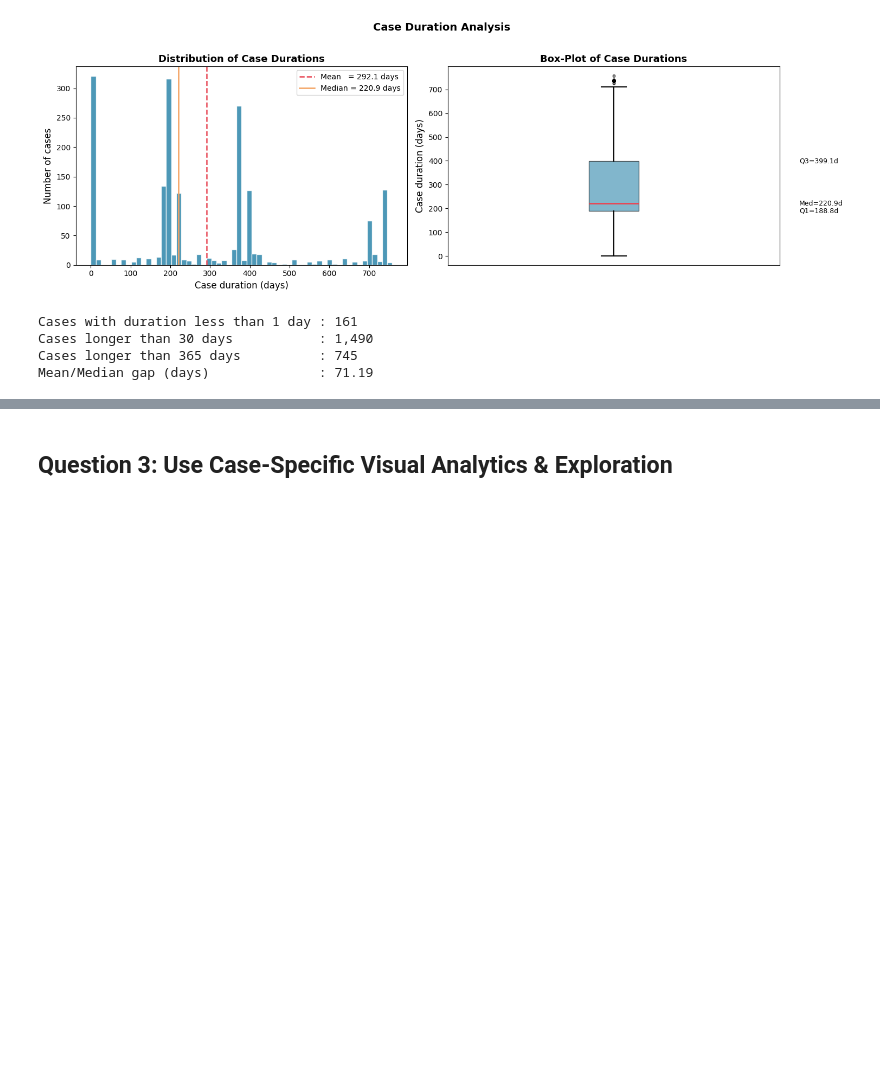
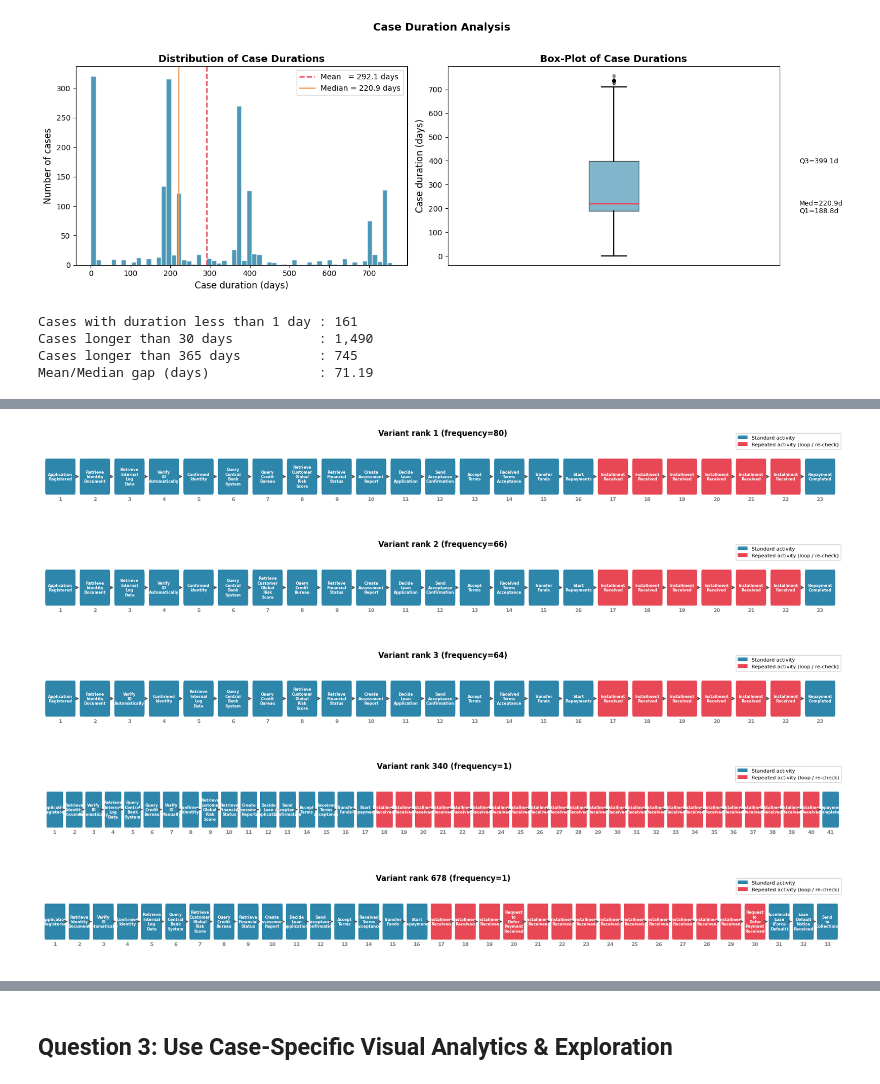
Before and after one commit to y2knz/apwmgroup1, a Jupyter notebook: group_1_notebook.ipynb, the cells around one changed output, grey strips where cells are left out. Drawn from its saved outputs; the diff is of its cells as text; code cells hidden in the pictures; blank space fills up the shorter version.

```diff
--- a/group_1_notebook.ipynb
+++ b/group_1_notebook.ipynb
@@ -403,0 +456,20 @@ The distribution is strongly right-skewed, with the mean much higher than the me
+# %%
+# Build a comparison DataFrame for each selected variant
+rows = []
+for rank, (variant, cases) in zip(selected_indices, selected_variants):
+    activities = list(variant)
+    present_attrs = [a for a in all_log.loc[rank].dropna().index.tolist() if a in event_cols]
+
+    rows.append({
+        'Variant'    : rank+1,
+        'Frequency'  : cases,
+        'Length'     : len(variant),
+        'First act'  : activities[0],
+        'Last act'   : activities[-1],
+        'Unique acts': len(set(activities)),
+        'Repeated acts': 'Yes' if len(set(activities)) < len(activities) else 'No',
+        'Attributes present': ', '.join(present_attrs) if present_attrs else '(none extra)',
+    })
+
+cmp_df = pd.DataFrame(rows)
+cmp_df.head(5)
@@ -403,0 +483,4 @@ The distribution is strongly right-skewed, with the mean much higher than the me
+# %%
+print('Attributes present in the variants:', end='\n\n')
+for i in range(5):
+    print(f"Variant {i+1}: {cmp_df['Attributes present'].iloc[i]}")
@@ -403,0 +576,14 @@ The distribution is strongly right-skewed, with the mean much higher than the me
+# %%
+# Plot the variants
+for i in selected_indices:
+    v1_tuple, v1_cases = sorted_variants[i]
+    plot_variant(
+        v1_tuple,
+        title=f'Variant rank {i+1} (frequency={v1_cases:,})'
+    )
+# %% [output]
+[figure, added]
+[figure, added]
+[figure, added]
+[figure, added]
+[figure, added]
```
Also changed, not shown: parts of 22 cells of this notebook.
